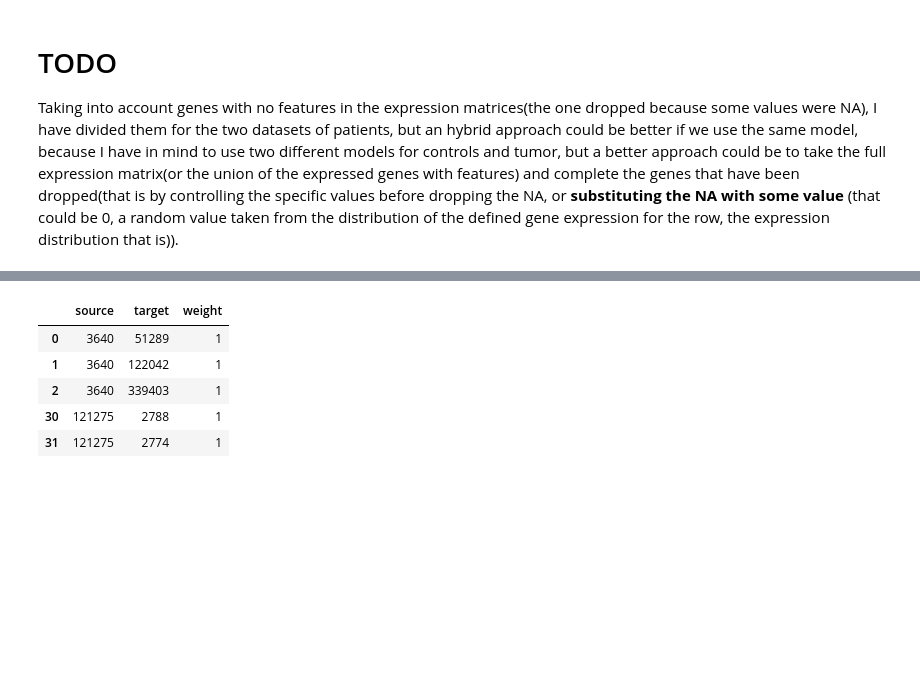
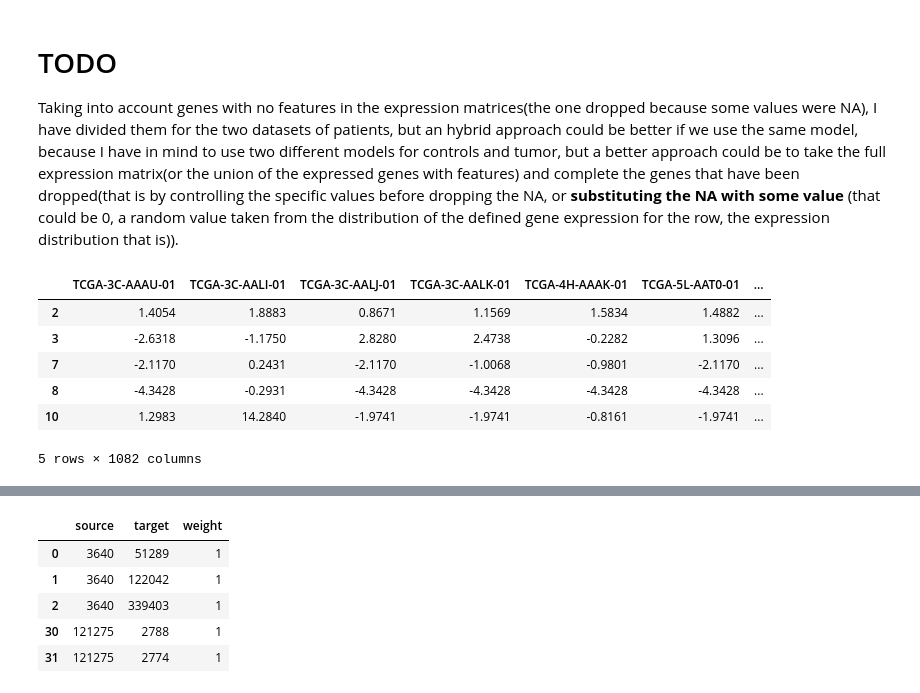
Before and after one commit to josura/GNN-metapathways, a Jupyter notebook: testGraph.ipynb, the cells around one changed output, grey strips where cells are left out. Cells and saved outputs as stored; diff of their text form; code cells hidden in the pictures; blank space fills up the shorter version.

```diff
--- a/testGraph.ipynb
+++ b/testGraph.ipynb
@@ -90,3 +90,16 @@ def load_my_data():
 Taking into account genes with no features in the expression matrices(the one dropped because some values were NA), I have divided them for the two datasets of patients, but an hybrid approach could be better if we use the same model, because I have in mind to use two different models for controls and tumor, but a better approach could be to take the full expression matrix(or the union of the expressed genes with features) and complete the genes that have been dropped(that is by controlling the specific values before dropping the NA, or **substituting the NA with some value** (that could be 0, a random value taken from the distribution of the defined gene expression for the row, the expression distribution that is)).
 # %%
 controlsDK,tumorDK,geneEdges,geneEdgesTumor,geneEdgesWithNoFeatures,geneEdgesWithNoFeaturesTumor,indexGeneEdgesWithFeatures,indexGeneEdgesWithNoFeatures,indexesGenesTumorWithFeatures,indexesGenesTumorWithNoFeatures,pathways = load_my_data()
+# %%
+tumorDKwithAnnotation = tumorDK.copy()
+tumorDK = tumorDK.drop(["Hugo_Symbol","Entrez_Gene_Id"],axis=1)
+# %%
+tumorDK.head()
+# %% [output]
+|  | TCGA-3C-AAAU-01 | TCGA-3C-AALI-01 | TCGA-3C-AALJ-01 | TCGA-3C-AALK-01 | TCGA-4H-AAAK-01 | TCGA-5L-AAT0-01 | ... |
+| 2 | 1.4054 | 1.8883 | 0.8671 | 1.1569 | 1.5834 | 1.4882 | ... |
+| 3 | -2.6318 | -1.1750 | 2.8280 | 2.4738 | -0.2282 | 1.3096 | ... |
+| 7 | -2.1170 | 0.2431 | -2.1170 | -1.0068 | -0.9801 | -2.1170 | ... |
+| 8 | -4.3428 | -0.2931 | -4.3428 | -4.3428 | -4.3428 | -4.3428 | ... |
+| 10 | 1.2983 | 14.2840 | -1.9741 | -1.9741 | -0.8161 | -1.9741 | ... |
+5 rows × 1082 columns
```
Also changed, not shown: parts of 15 cells of this notebook.
